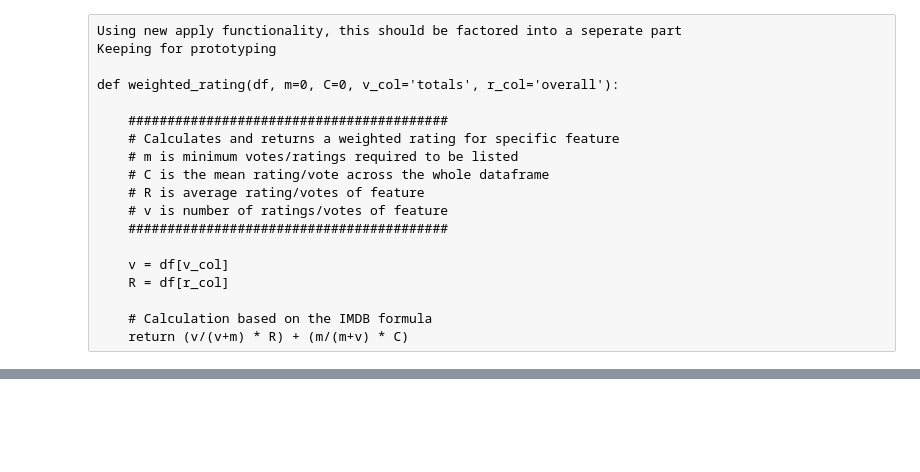
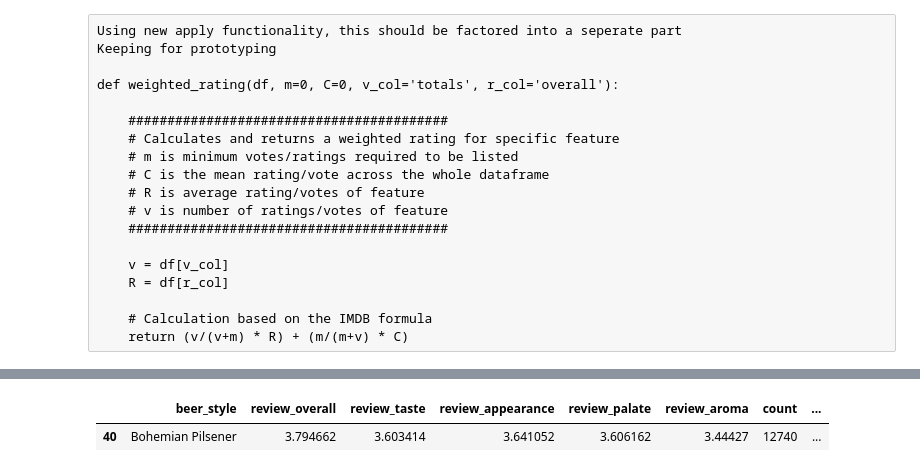
Before and after one commit to SethDKelly/BeerRecommender, a Jupyter notebook: Specific_style_rec_simple.ipynb, the cells around one changed output, grey strips where cells are left out. Saved outputs shown, nothing was run; the diff lists cells and outputs as text; code cells hidden in the pictures; blank space fills up the shorter version.

```diff
--- a/Specific_style_rec_simple.ipynb
+++ b/Specific_style_rec_simple.ipynb
@@ -98,0 +99,5 @@ q_ratings
+# %%
+q_ratings[q_ratings.beer_style == 'Bohemian Pilsener']
+# %% [output]
+|  | beer_style | review_overall | review_taste | review_appearance | review_palate | review_aroma | count | ... |
+| 40 | Bohemian Pilsener | 3.794662 | 3.603414 | 3.641052 | 3.606162 | 3.44427 | 12740 | ... |
```
Also changed, not shown: parts of 3 cells of this notebook.
